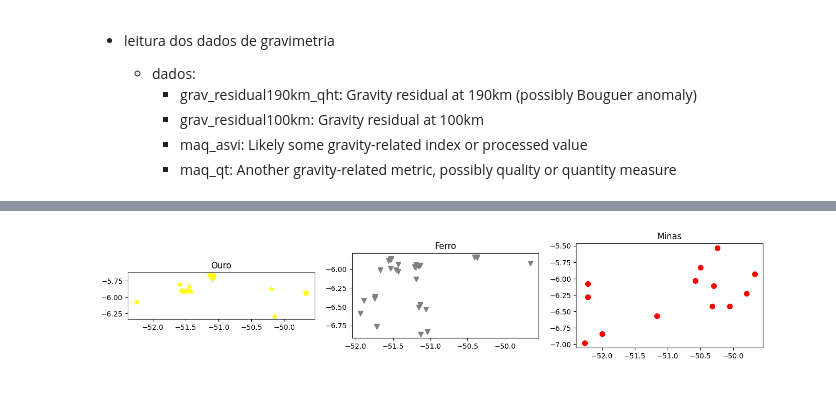
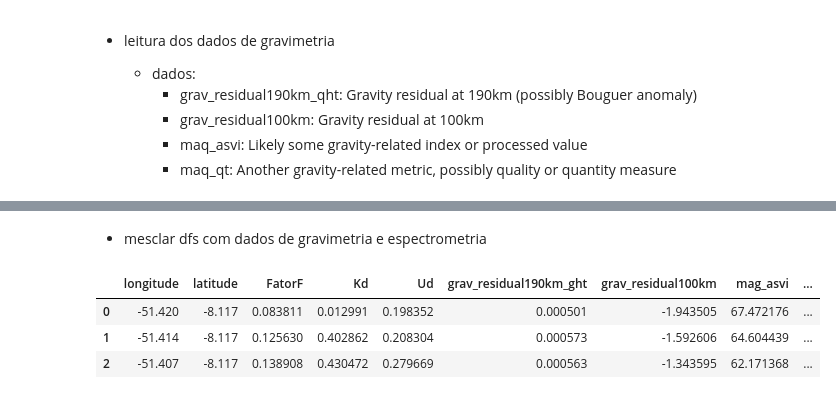
Before and after one commit to renan2scarvalho/tcc-univesp, a Jupyter notebook: notebooks/tcc.ipynb, the cells around one changed output, grey strips where cells are left out. Cells and saved outputs as stored; diff of their text form; code cells hidden in the pictures.

Commit message:
chore: cria pipeline de processamento de dados e aprendizado de máquina no notebook do tcc

```diff
--- a/notebooks/tcc.ipynb
+++ b/notebooks/tcc.ipynb
@@ -153,14 +339,25 @@ minas = convert_shapefile_to_latlon(Path(shp_dir, 'minas.shp'))
-# %%
-# https://matplotlib.org/stable/api/markers_api.html
-
-lst_data = [ouro, ferro, minas]
-lst_cores = ['yellow', 'gray', 'red']
-lst_marker = ['*', 'v', 'o']
-lst_nomes = ['Ouro', 'Ferro', 'Minas']
-
-fig, axs = plt.subplots(1, 3, figsize=(16, 10))
-for i, ax in enumerate(axs.flatten()):
-    lst_data[i].plot(ax=ax, color=lst_cores[i], marker=lst_marker[i], markersize=50)
-    ax.set_title(lst_nomes[i])
-# %% [output]
-[figure, removed]
+# %% [markdown]
+- mesclar dfs com dados de gravimetria e espectrometria
+# %%
+df_merge_data = pd.merge(spec_data, grav_data, how="inner", on=["longitude", "latitude"]).drop(
+    ["X", "Y", "XUTM", "YUTM"], axis=1
+)
+df_merge_data = df_merge_data[
+    [
+        "longitude",
+        "latitude",
+        "FatorF",
+        "Kd",
+        "Ud",
+        "grav_residual190km_ght",
+        "grav_residual100km",
+        "mag_asvi",
+        "mag_gt",
+    ]
+]
+df_merge_data.head(3)
+# %% [output]
+|  | longitude | latitude | FatorF | Kd | Ud | grav_residual190km_ght | grav_residual100km | mag_asvi | ... |
+| 0 | -51.420 | -8.117 | 0.083811 | 0.012991 | 0.198352 | 0.000501 | -1.943505 | 67.472176 | ... |
+| 1 | -51.414 | -8.117 | 0.125630 | 0.402862 | 0.208304 | 0.000573 | -1.592606 | 64.604439 | ... |
+| 2 | -51.407 | -8.117 | 0.138908 | 0.430472 | 0.279669 | 0.000563 | -1.343595 | 62.171368 | ... |
```
Also changed, not shown: parts of 27 cells of this notebook, 2 other files.
